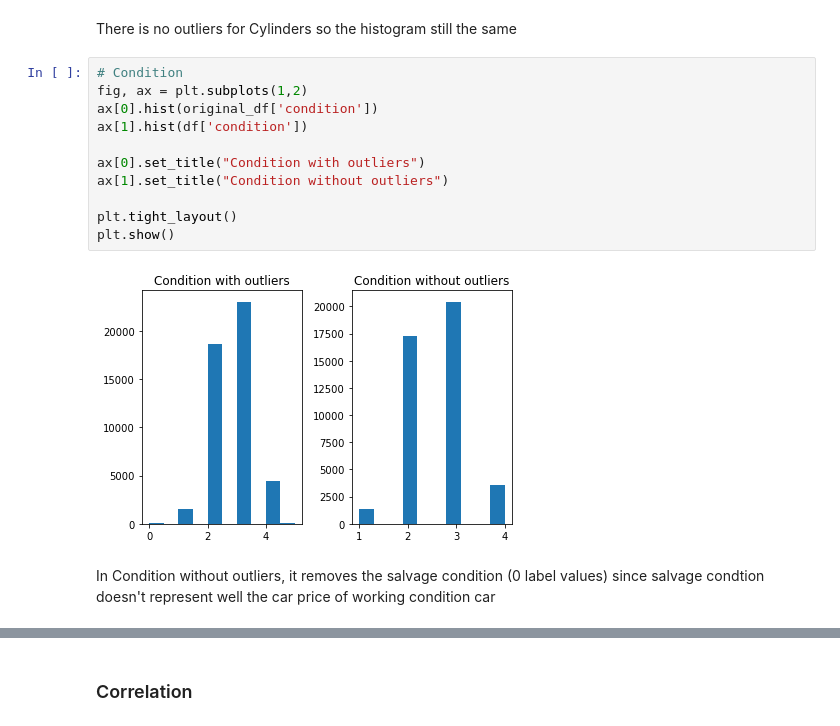
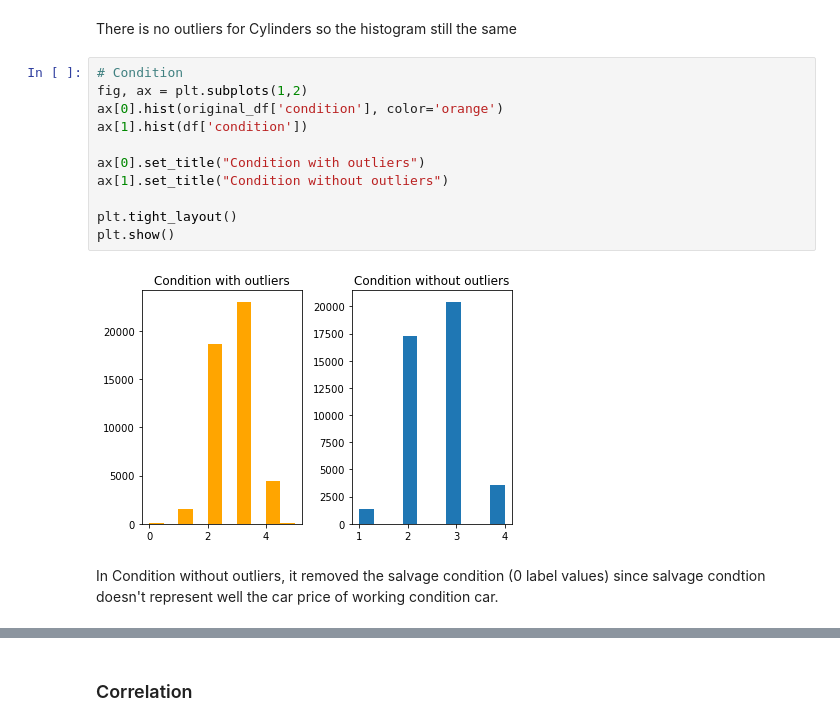
Before and after one commit to rainbowmoonlight/Yandex_Practicum_Projects, a Jupyter notebook: 02 Car Sales Ads Project/Car Sales Ads.ipynb, the cells around one changed output, grey strips where cells are left out. Cells and saved outputs as stored; diff of their text form.

```diff
--- a/02 Car Sales Ads Project/Car Sales Ads.ipynb
+++ b/02 Car Sales Ads Project/Car Sales Ads.ipynb
@@ -856,15 +858,15 @@ There is no outliers for Cylinders so the histogram still the same
 # %%
 # Condition
 fig, ax = plt.subplots(1,2)
-ax[0].hist(original_df['condition'])
+ax[0].hist(original_df['condition'], color='orange')
 ax[1].hist(df['condition'])
 
 ax[0].set_title("Condition with outliers")
 ax[1].set_title("Condition without outliers")
 
 plt.tight_layout()
 plt.show()
 # %% [output]
-[figure, old version]
+[figure, new version]
 # %% [markdown]
-In Condition without outliers, it removes the salvage condition (0 label values) since salvage condtion doesn't represent well the car price of working condition car
+In Condition without outliers, it removed the salvage condition (0 label values) since salvage condtion doesn't represent well the car price of working condition car.
```
Also changed, not shown: parts of 19 cells of this notebook.
